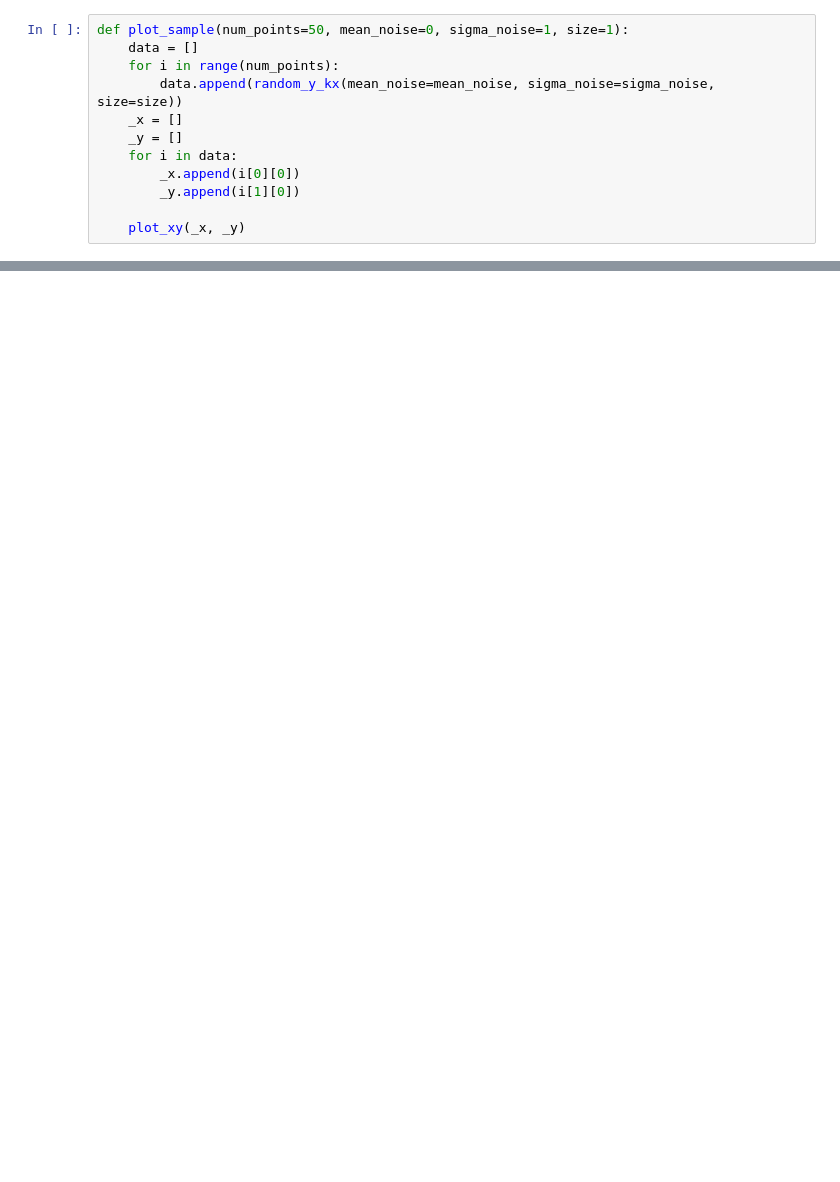
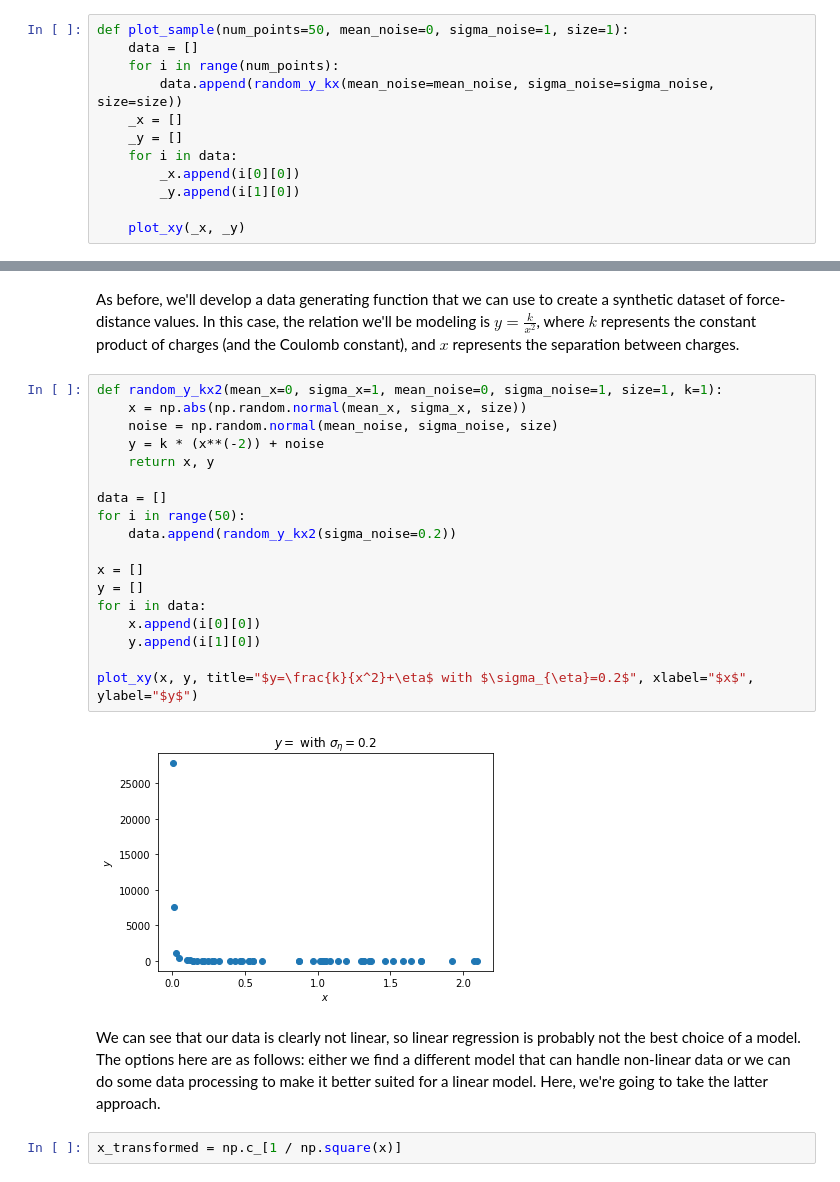
Before and after one commit to PhysData/course, a Jupyter notebook: docs/notebooks/elmag.ipynb, the cells around one changed output, grey strips where cells are left out. Saved outputs shown, nothing was run; the diff lists cells and outputs as text; blank space fills up the shorter version.

```diff
--- a/docs/notebooks/elmag.ipynb
+++ b/docs/notebooks/elmag.ipynb
@@ -185,0 +133,26 @@ Comment on results
+# %% [markdown]
+As before, we'll develop a data generating function that we can use to create a synthetic dataset of force-distance values. In this case, the relation we'll be modeling is $y=\frac{k}{x^2}$, where $k$ represents the constant product of charges (and the Coulomb constant), and $x$ represents the separation between charges.
+# %%
+def random_y_kx2(mean_x=0, sigma_x=1, mean_noise=0, sigma_noise=1, size=1, k=1):
+    x = np.abs(np.random.normal(mean_x, sigma_x, size))
+    noise = np.random.normal(mean_noise, sigma_noise, size)
+    y = k * (x**(-2)) + noise
+    return x, y
+
+data = []
+for i in range(50):
+    data.append(random_y_kx2(sigma_noise=0.2))
+
+x = []
+y = []
+for i in data:
+    x.append(i[0][0])
+    y.append(i[1][0])
+
+plot_xy(x, y, title="$y=\frac{k}{x^2}+\eta$ with $\sigma_{\eta}=0.2$", xlabel="$x$", ylabel="$y$")
+# %% [output]
+[figure, added]
+# %% [markdown]
+We can see that our data is clearly not linear, so linear regression is probably not the best choice of a model. The options here are as follows: either we find a different model that can handle non-linear data or we can do some data processing to make it better suited for a linear model. Here, we're going to take the latter approach.
+# %%
+x_transformed = np.c_[1 / np.square(x)]
```
Also changed, not shown: parts of 30 cells of this notebook, 2 other files.
